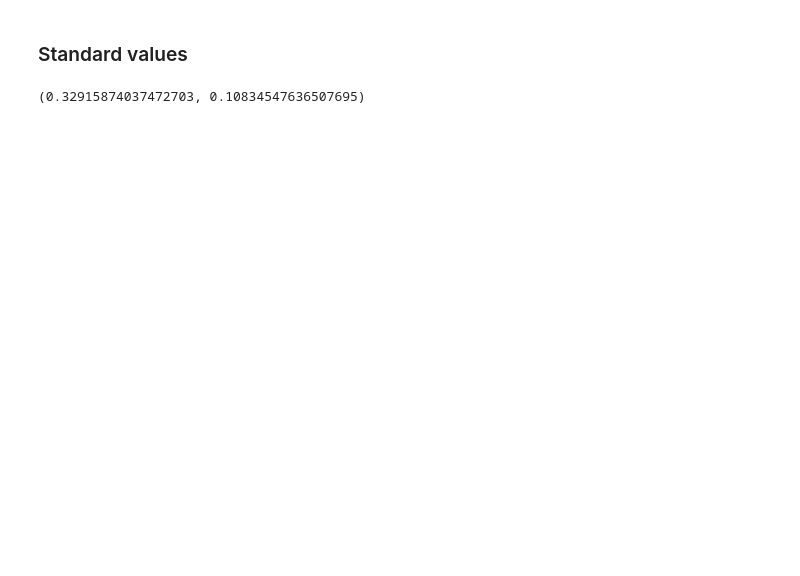
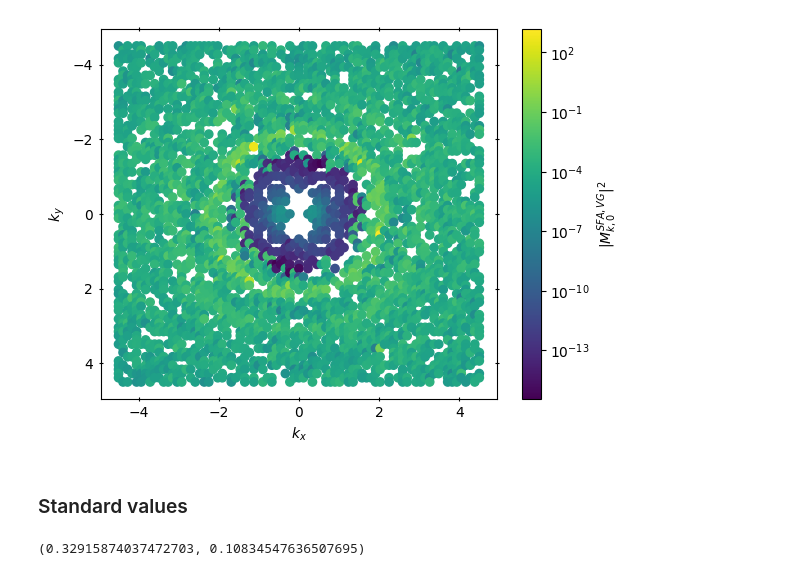
Before and after one commit to sewerininc/poetry_envs, a Jupyter notebook: ultrafast_science/Sidste_afl2_mac_doku.ipynb, the cells around one changed output. Drawn from its saved outputs; the diff is of its cells as text; code cells hidden in the pictures; blank space fills up the shorter version.

```diff
--- a/ultrafast_science/Sidste_afl2_mac_doku.ipynb
+++ b/ultrafast_science/Sidste_afl2_mac_doku.ipynb
@@ -147,6 +255,10 @@ def plot(xs, ys, vals) -> None:
 
     fig.colorbar(im, ax=ax, label=r'$|M^{SFA, VG}_{k, 0}|^2$')
     return
+# %%
+plt_pkl_diff("A2_is_0_15_windows.pkl", "Standard.pkl", log=True)
+# %% [output]
+[figure, added]
 # %% [markdown]
 ### Standard values
 # %%
```
Also changed, not shown: parts of 28 cells of this notebook, 1 other file.
